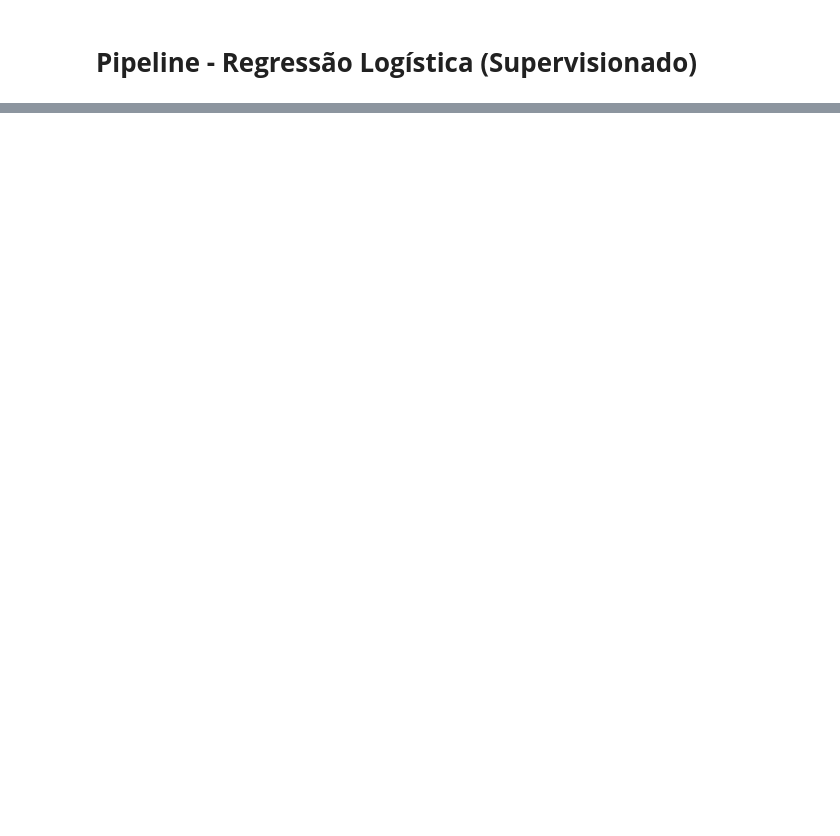
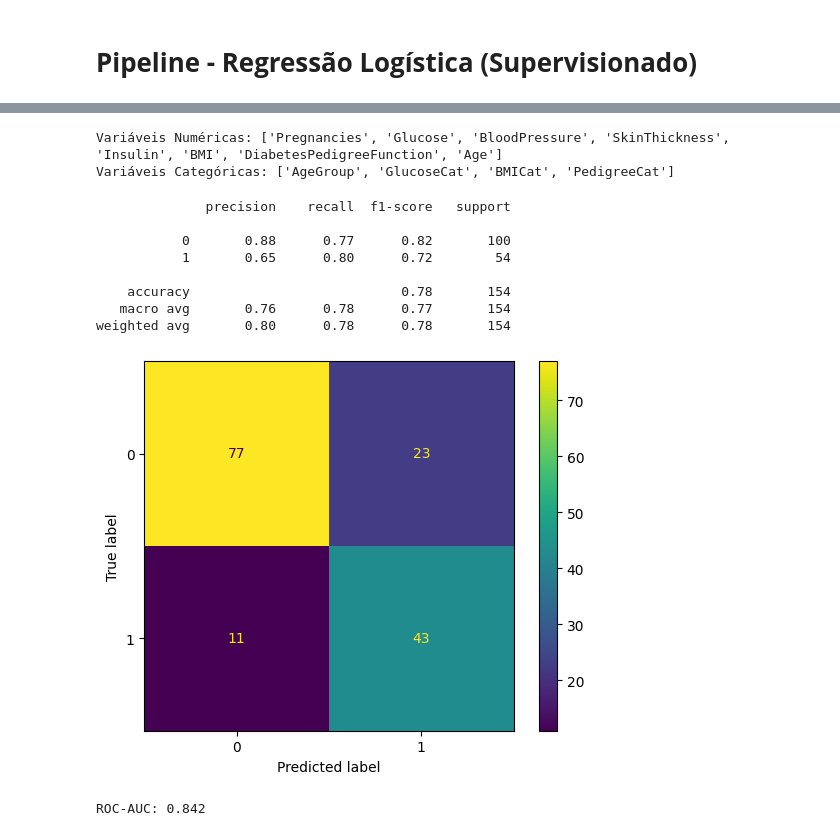
Before and after one commit to camilamenezzzes/Analise-Dataset-Pima, a Jupyter notebook: Análise_do_Dataset_Pima.ipynb, the cells around one changed output, grey strips where cells are left out. Drawn from its saved outputs; the diff is of its cells as text; code cells hidden in the pictures; blank space fills up the shorter version.

Commit message:
Finalizada a última seção: Aplicação da Regressão Logística.

```diff
--- a/Análise_do_Dataset_Pima.ipynb
+++ b/Análise_do_Dataset_Pima.ipynb
@@ -366,0 +512,65 @@ plt.show()
+# %%
+# Separar os tipos de variáveis para o pré-processamento
+
+num_cols = X.select_dtypes(include=np.number).columns.tolist()
+cat_cols = X.select_dtypes(exclude=np.number).columns.tolist()
+
+print("Variáveis Numéricas:", num_cols)
+print("Variáveis Categóricas:", cat_cols)
+# %% [output]
+Variáveis Numéricas: ['Pregnancies', 'Glucose', 'BloodPressure', 'SkinThickness', 'Insulin', 'BMI', 'DiabetesPedigreeFunction', 'Age']
+Variáveis Categóricas: ['AgeGroup', 'GlucoseCat', 'BMICat', 'PedigreeCat']
+# %%
+# Pipeline: Normalização das numéricas + One-Hot Encoding das categóricas
+
+# O ColumnTransformer cria o pré-processamento:
+#   - num: aplica StandardScaler nas variáveis numéricas (normalizar coloca todas as variáveis na mesma escala)
+#   - cat: aplica OneHotEncoder nas variáveis categóricas (variável categórica é transformada em várias colunas binárias)
+# Isso garante que o modelo receba apenas números e que os dados estejam na mesma escala.
+
+# O Pipeline combina:
+#   (1) o pré-processamento (prep)
+#   (2) a Regressão Logística (clf)
+# Isso facilita o treino, teste e análise do modelo em apenas um objeto.
+
+# Pré-processamento: numéricas → StandardScaler | categóricas → OneHotEncoder
+preprocess = ColumnTransformer([
+    ('num', StandardScaler(), num_cols),
+    ('cat', OneHotEncoder(handle_unknown='ignore'), cat_cols)
+])
+
+# Modelo completo usando Regressão Logística
+modelo = Pipeline(steps=[
+    ('prep', preprocess),
+    ('clf', LogisticRegression(max_iter=1000, class_weight='balanced'))
+])
+# %%
+# Treino do modelo + Previsões + Métricas iniciais
+
+X_train, X_test, y_train, y_test = train_test_split(
+    X, y, stratify=y, test_size=0.2, random_state=42
+)
+
+modelo.fit(X_train, y_train)
+
+y_pred = modelo.predict(X_test)
+y_prob = modelo.predict_proba(X_test)[:, 1]
+
+print(classification_report(y_test, y_pred))
+
+ConfusionMatrixDisplay(confusion_matrix(y_test, y_pred)).plot()
+plt.show()
+
+roc_auc = roc_auc_score(y_test, y_prob)
+print("ROC-AUC:", round(roc_auc, 3))
+# %% [output]
+              precision    recall  f1-score   support
+
+           0       0.88      0.77      0.82       100
+           1       0.65      0.80      0.72        54
+
+    accuracy                           0.78       154
+   macro avg       0.76      0.78      0.77       154
+weighted avg       0.80      0.78      0.78       154
+[figure, added]
+ROC-AUC: 0.842
```
Also changed, not shown: parts of 12 cells of this notebook.
